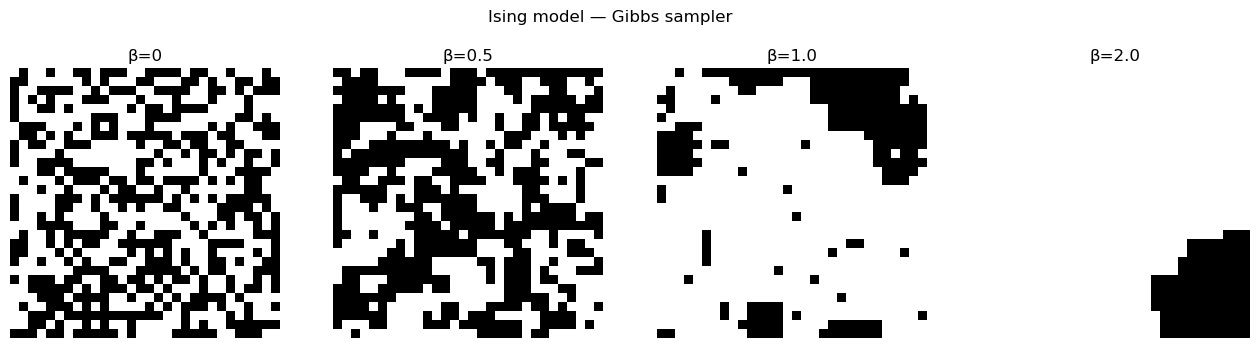
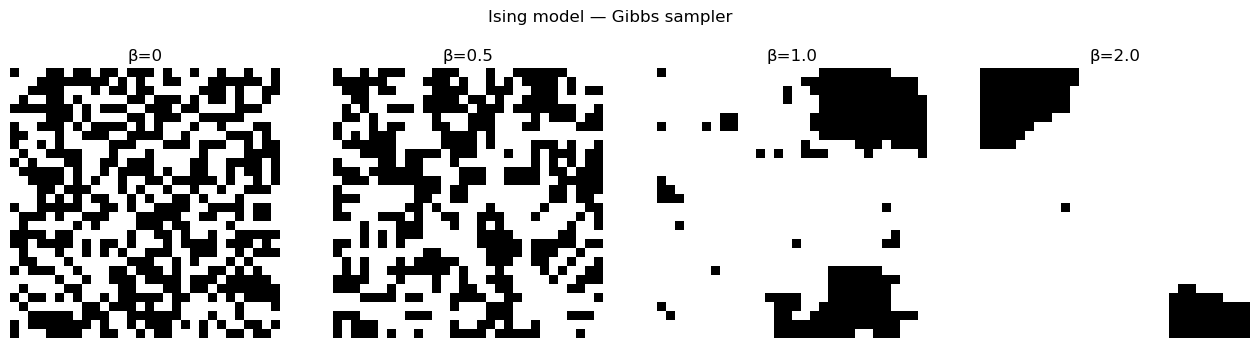
Unified diff of the notebook cell whose output changed from the first chart to the second:
--- before
+++ after
@@ -37,4 +37,5 @@
     ax.axis('off')
 plt.suptitle('Ising model — Gibbs sampler')
+plt.savefig('img/ising_grid.png', dpi=150, bbox_inches='tight')
 plt.show()
 

Commit: final one